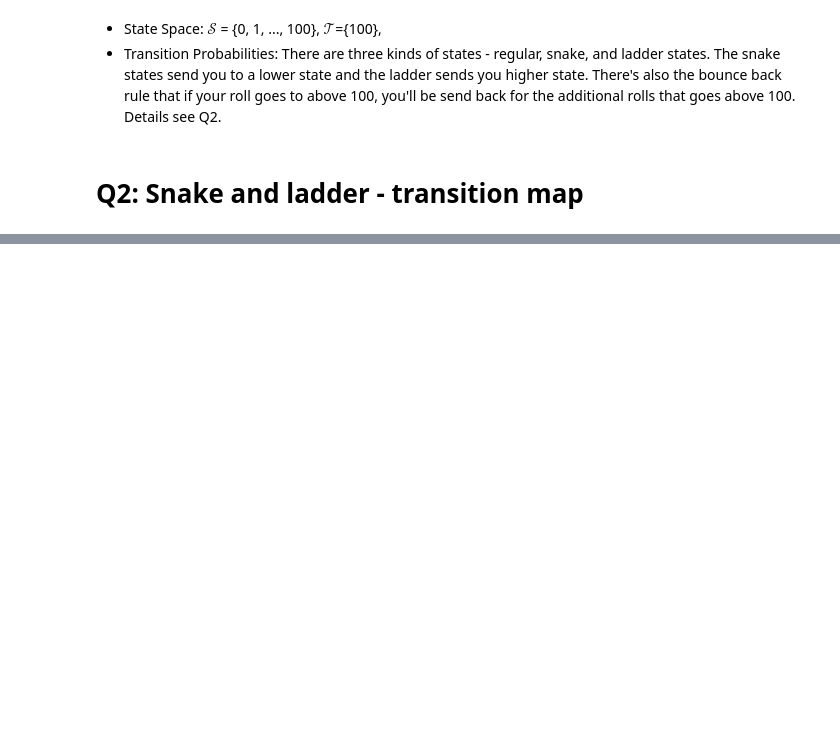
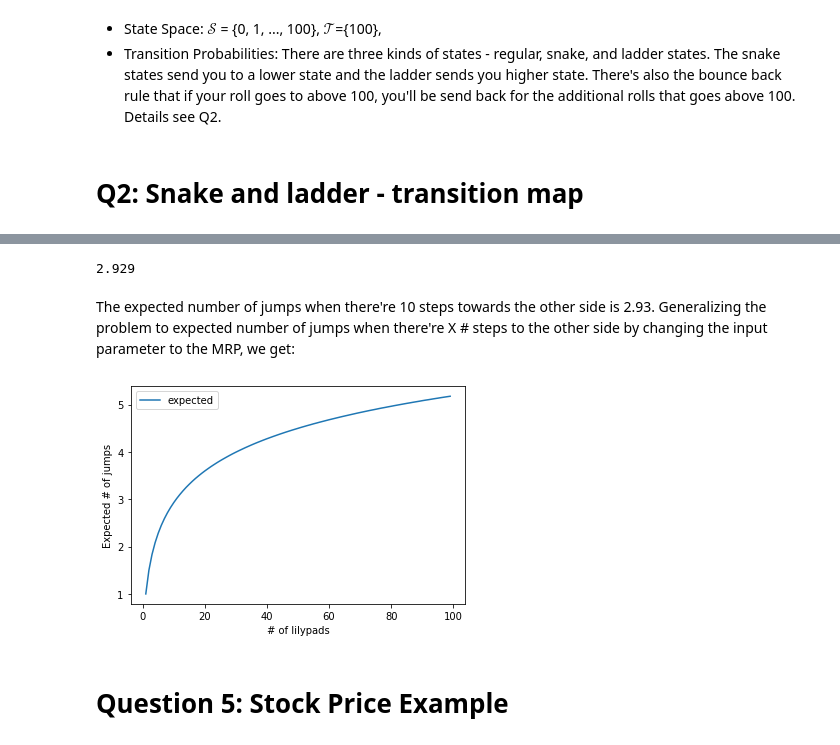
Before and after one commit to MLSI/RL-book, a Jupyter notebook: Assignment_2_MP_MRP/Assignment_2_MP_MRP.ipynb, the cells around one changed output, grey strips where cells are left out. Saved outputs shown, nothing was run; the diff lists cells and outputs as text; code cells hidden in the pictures; blank space fills up the shorter version.

```diff
--- a/Assignment_2_MP_MRP/Assignment_2_MP_MRP.ipynb
+++ b/Assignment_2_MP_MRP/Assignment_2_MP_MRP.ipynb
@@ -285,0 +269,24 @@ Expected number of dice rolls to finish the game: 52.5777
+# %%
+@dataclass(frozen=True)
+class PositionState:
+    position: int
+
+class FrogPuzzle(FiniteMarkovRewardProcess[PositionState]):
+
+    def __init__(
+        self,
+        pond_size: int):
+        self.pond_size = pond_size
+        super().__init__(self.get_transition_reward_map())
+
+    def get_transition_reward_map(self) -> Transition[PositionState]:
+        d: Dict[PositionState, Optional[Categorical[Tuple[PositionState, float]]]] = {
+            PositionState(self.pond_size) : None
+        }
+        for pos in range(self.pond_size):
+            state = PositionState(pos)
+            state_probs_map: Mapping[Tuple(PositionState,float), float] = {}
+            for j in range(self.pond_size - pos):
+                state_probs_map[PositionState(self.pond_size-j), 1] = 1/(self.pond_size - pos)
+            d[state] = Categorical(state_probs_map)
+        return d
@@ -285,0 +321,19 @@ Expected number of dice rolls to finish the game: 52.5777
+# %%
+round(frog_mrp.get_value_function_vec(gamma=1)[0],3)
+# %% [output]
+2.929
+# %% [markdown]
+The expected number of jumps when there're 10 steps towards the other side is 2.93. Generalizing the problem to expected number of jumps when there're X # steps to the other side by changing the input parameter to the MRP, we get:
+# %%
+import pandas as pd
+# TEST the MRP to check transition map
+exp_jump = pd.DataFrame(index =range(1, 100), columns=['expected'],
+                         data= [round(FrogPuzzle(pond_size=size).get_value_function_vec(gamma=1)[0],3) for size in range(1, 100)])
+# %%
+exp_jump .plot()
+plt.xlabel('# of lilypads')
+plt.ylabel('Expected # of jumps');
+# %% [output]
+[figure, added]
+# %% [markdown]
+# Question 5: Stock Price Example
```
Also changed, not shown: parts of 32 cells of this notebook, 2 other files.
